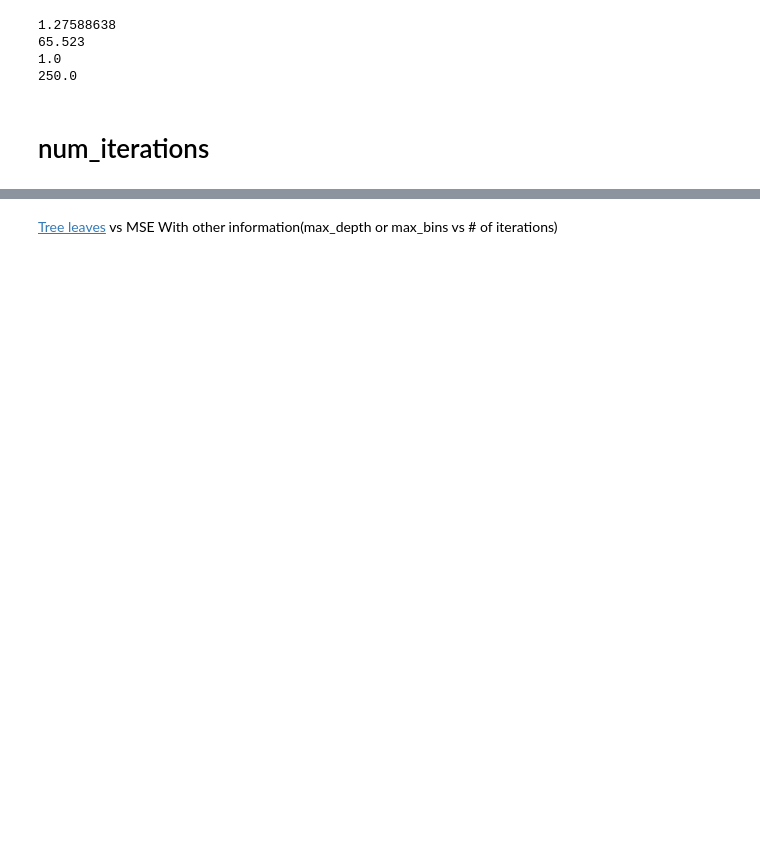
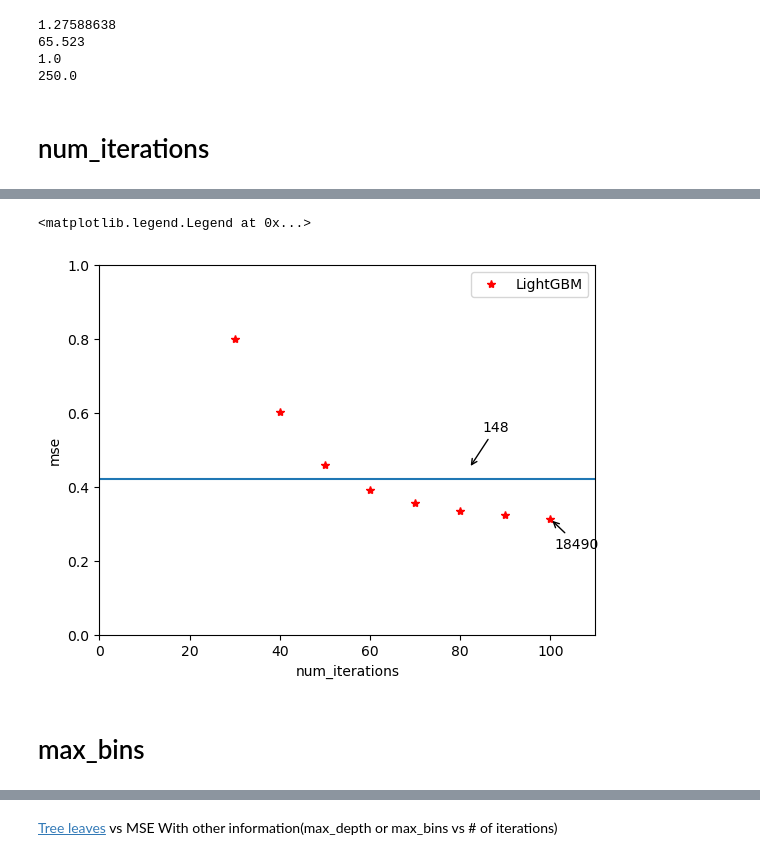
Before and after one commit to linshumeng/OMLT_ML, a Jupyter notebook: LightGBM_thermo.ipynb, the cells around one changed output, grey strips where cells are left out. Drawn from its saved outputs; the diff is of its cells as text; code cells hidden in the pictures; blank space fills up the shorter version.

```diff
--- a/LightGBM_thermo.ipynb
+++ b/LightGBM_thermo.ipynb
@@ -61,3 +121,27 @@ time cost: 5.696723937988281 s
 Linear trees error: 0.422
 numer of leaves: 148
+# %%
+for i in range(len(num_iterations)):
+    plt.plot(num_iterations[i], lgb_dic['model'+str(i)]['mse'], 'r*')
+    if i == len(num_iterations)-1:
+    #     print('last')
+        plt.annotate(lgb_dic['model' + str(i)]['num_leaves'],
+                    xy=(num_iterations[i], lgb_dic['model' + str(i)]['mse']),
+                    xytext=(num_iterations[i]+1, lgb_dic['model' + str(i)]['mse']-0.08),
+                    arrowprops=dict(arrowstyle="->"))
+plt.axhline(y=LT_dic['mse'])
+plt.annotate(str(LT_dic['num_leaves']),
+             xy=(82, 0.45),
+             xytext=(85, 0.55),
+             arrowprops=dict(arrowstyle="- >"))
+plt.ylim(0, 1)
+plt.xlim(0, 110)
+plt.ylabel("mse")
+plt.xlabel("num_iterations")
+plt.legend(labels=['LightGBM'])
+# %% [output]
+<matplotlib.legend.Legend at 0x...>
+[figure, added]
+# %% [markdown]
+# max_bins
 # %%
```
Also changed, not shown: parts of 5 cells of this notebook.
